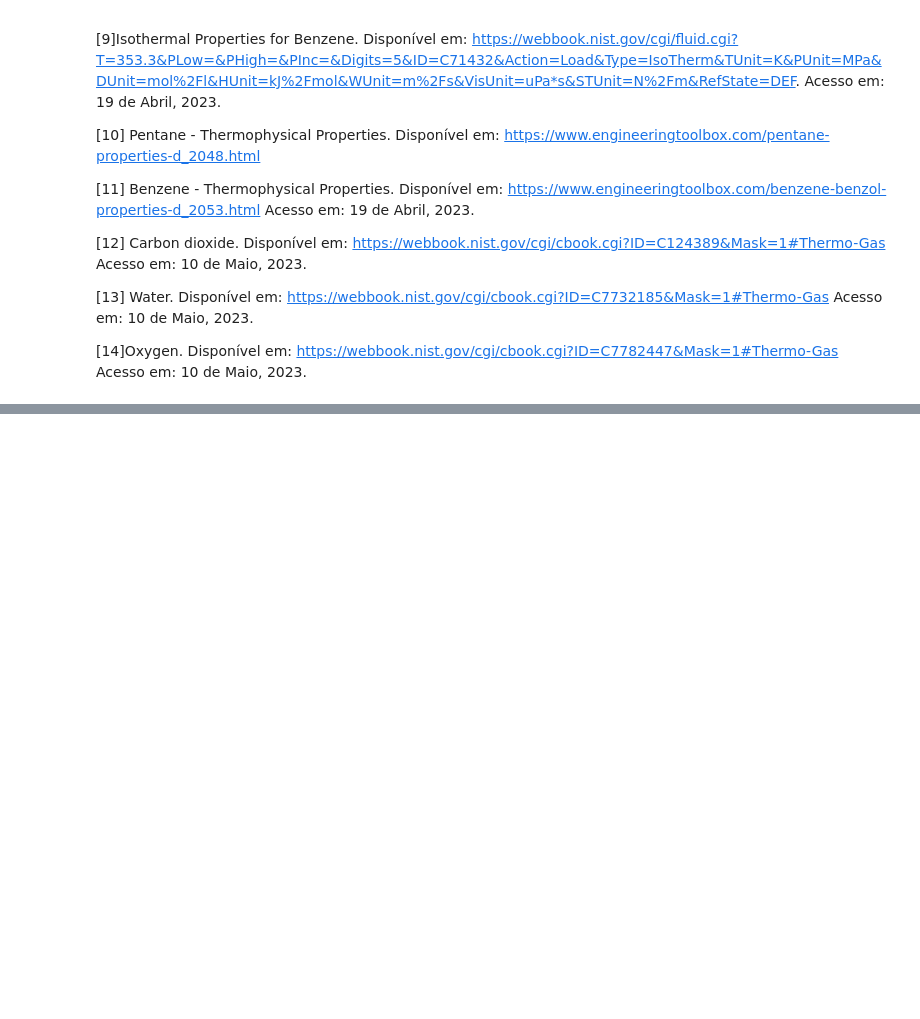
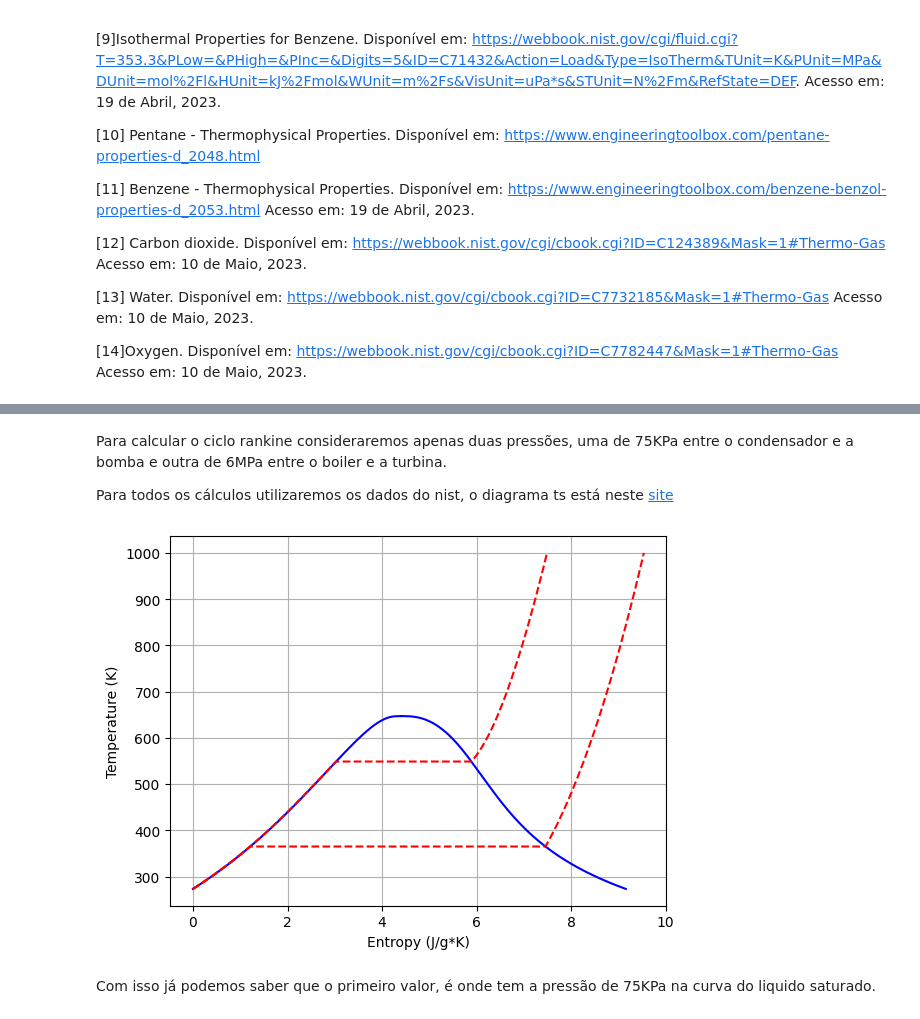
Before and after one commit to guilhermeilum/termo, a Jupyter notebook: Projeto.ipynb, the cells around one changed output, grey strips where cells are left out. Saved outputs shown, nothing was run; the diff lists cells and outputs as text; code cells hidden in the pictures; blank space fills up the shorter version.

```diff
--- a/Projeto.ipynb
+++ b/Projeto.ipynb
@@ -639,0 +662,4 @@ Porem com esse valor exorbitante da energia interna acreditamos que não é a me
+# %% [markdown]
+Para calcular o ciclo rankine consideraremos apenas duas pressões, uma de 75KPa entre o condensador e a bomba e outra de 6MPa entre o boiler e a turbina.
+
+Para todos os cálculos utilizaremos os dados do nist, o diagrama ts está neste [site](https://webbook.nist.gov/cgi/fluid.cgi?TLow=273.15&THigh=673.15&TInc=0.1&Digits=5&ID=C7732185&Action=Load&Type=SatP&TUnit=K&PUnit=MPa&DUnit=kg%2Fm3&HUnit=kJ%2Fkg&WUnit=m%2Fs&VisUnit=uPa*s&STUnit=N%2Fm&RefState=DEF#Liquid)
@@ -639,0 +703,25 @@ Porem com esse valor exorbitante da energia interna acreditamos que não é a me
+# %%
+dados_isobaricos_75 = pd.read_csv("dados/dados_isobaricos_75KPA.txt", sep="\t")
+dados_isobaricos_6 = pd.read_csv("dados/dados_isobaricos_6MPA.txt", sep="\t")
+# %%
+plt.plot(
+    liquid_phase_data["Entropy (J/g*K)"], liquid_phase_data["Temperature (K)"], "b"
+)
+plt.plot(
+    vapor_phase_data["Entropy (J/g*K)"], vapor_phase_data["Temperature (K)"], "b"
+)
+plt.plot(
+    dados_isobaricos_75["Entropy (J/g*K)"], dados_isobaricos_75["Temperature (K)"], "--r"
+)
+plt.plot(
+    dados_isobaricos_6["Entropy (J/g*K)"], dados_isobaricos_6["Temperature (K)"], "--r"
+)
+
+plt.xlabel("Entropy (J/g*K)")
+plt.ylabel("Temperature (K)")
+plt.grid()
+plt.show()
+# %% [output]
+[figure, added]
+# %% [markdown]
+Com isso já podemos saber que o primeiro valor, é onde tem a pressão de 75KPa na curva do liquido saturado.
```
Also changed, not shown: parts of 33 cells of this notebook, 8 other files.
